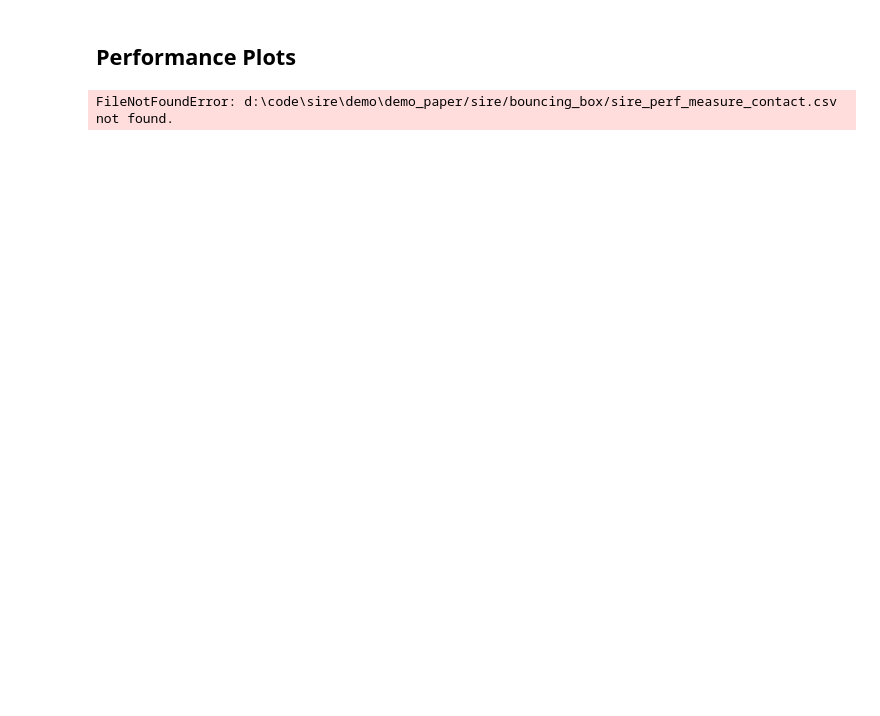
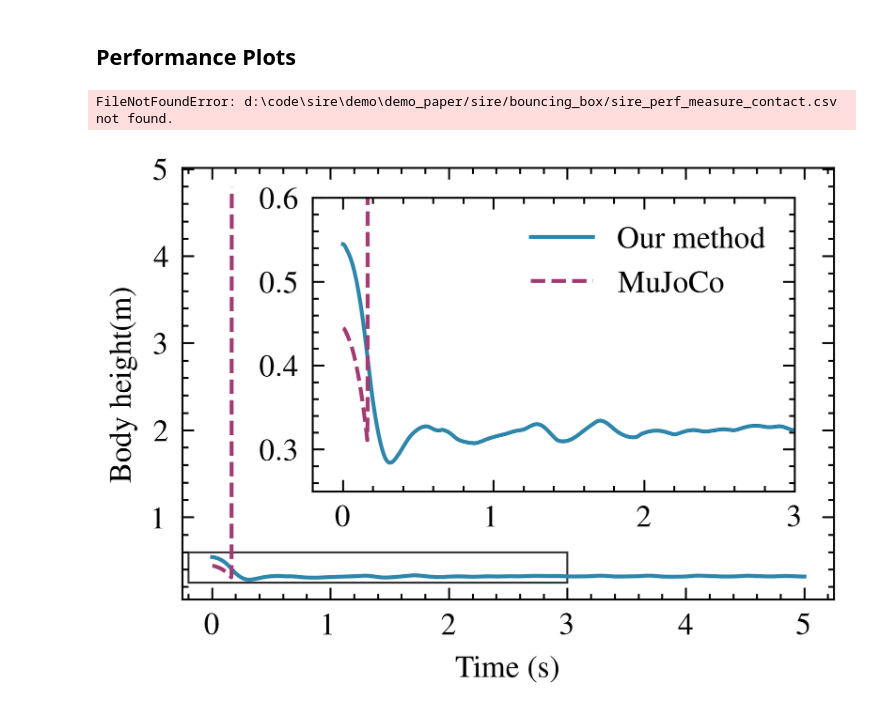
Before and after one commit to leitianjian/sire, a Jupyter notebook: demo/demo_paper/data_plot.ipynb, the cells around one changed output. Cells and saved outputs as stored; diff of their text form; code cells hidden in the pictures; blank space fills up the shorter version.

```diff
--- a/demo/demo_paper/data_plot.ipynb
+++ b/demo/demo_paper/data_plot.ipynb
@@ -639,3 +901,71 @@ with plt.style.context(['science','ieee', 'grid']):
   plt.show()
 # %% [output]
 FileNotFoundError: d:\code\sire\demo\demo_paper/sire/bouncing_box/sire_perf_measure_contact.csv not found.
+# %%
+import numpy as np
+from os.path import abspath
+import os
+import matplotlib.pyplot as plt
+import scienceplots
+
+bodyHeightsPath = abspath(os.getcwd()) + "/sire/dog/body_height.csv"
+bodyHeightsTime = np.genfromtxt(bodyHeightsPath, delimiter=',', skip_header=0)
+time = bodyHeightsTime[:, 0]
+bodyHeights = bodyHeightsTime[:, 1]
+
+bodyHeightsPath = abspath(os.getcwd()) + "/mujoco/dog/body_height.csv"
+bodyHeightsTime = np.genfromtxt(bodyHeightsPath, delimiter=',', skip_header=0)
+mTime = bodyHeightsTime[:, 0]
+mBodyHeights = bodyHeightsTime[:, 1]
+# %%
+
+with plt.style.context(['science','ieee']):
+  fig, ax = plt.subplots(figsize=(3, 2))
+  legendStrs = []
+  linestyles = ["-", ":", "--", "-."]
+  scientific_colors = [
+        '#2E86AB', '#A23B72', '#F18F01', '#C73E1D', '#3B1F2B',
+        '#6B8E23', '#8B4513', '#4682B4', '#D2691E', '#2F4F4F'
+  ]
+  markevery=20
+  markersize=1
+  linewidth=1
+  marker='o'
+  # ax.plot(bodyHeights[:, 0], bodyHeights[:, 1], label="Expo", marker=marker, markevery=markevery, markersize=markersize, linewidth=linewidth, color=scientific_colors[0])
+  ax.plot(time, bodyHeights, label="Our method", linewidth=linewidth, color=scientific_colors[0])
+  # ax.plot(mTime, mBodyHeights, label="MuJoCo", marker=marker, markevery=markevery, markersize=markersize, linewidth=linewidth, color=scientific_colors[0])
+  ax.plot(mTime, mBodyHeights, label="MuJoCo", linewidth=linewidth, color=scientific_colors[1])
+  from mpl_toolkits.axes_grid1.inset_locator import inset_axes
+  from mpl_toolkits.axes_grid1.inset_locator import mark_inset
+  axins = ax.inset_axes((0.2, 0.25, 0.74, 0.68))
+  # axins = ax.inset_axes((0.22, 0.33, 0.73, 0.62))
+  # selectedDataMuJoX, selectedDataMuJoY = selectXRange(xStart, xEnd, yStart, yEnd, mTime, mBodyHeights)
+  axins.plot(time, bodyHeights, label="Our method", linewidth=linewidth, color=scientific_colors[0])
+  axins.plot(mTime, mBodyHeights, label="Our method", linewidth=linewidth, color=scientific_colors[1])
+  axins.set_ylim([0.25, 0.6])
+  axins.set_xlim([-0.2, 3])
+
+  axins.legend(handles, labels, framealpha=0.9, loc="upper right")
+  # axins.plot(x4, y4, marker='o', markersize=2, linewidth=0.5, linestyle='-.')
+  # axins.tick_params(axis='x', bottom=True, top=True, labelbottom=False, labeltop=True)
+  # axins.axhline(y=0, linewidth=0.5)
+  pp, p1, p2 = mark_inset(ax, axins, loc1=2, loc2=4, fc="none", ec='k', lw=0.5, alpha=0.5)
+  pp.set_alpha(0.8)
+  # p1.set_alpha(0.6)
+  # p2.set_alpha(0.6)
+  p1.set_alpha(0)
+  p2.set_alpha(0)
+  handles, labels = ax.get_legend_handles_labels()
+  # labels[0] = r'$\it{Expo}$'
+  # plt.legend(loc="best", fontsize=8)
+  # ax.legend(framealpha=0.9, loc="upper right")
+  # plt.ylim(top=5.5, bottom=-0.5)
+  ax.set_ylabel(r'Body height(m)')
+  # ax.grid(True, linestyle='--', alpha=0.3)
+  ax.set_xlabel(r'Time (s)')
+  # plt.title('Bouncing ball by proposed method')
+  # plt.grid(True, alpha=0.3)
+  plt.savefig("D:/papers/sire_contact_model/res/dog_body_height.pdf", format="pdf", dpi=600, bbox_inches='tight')
+  plt.show()
+# %% [output]
+[figure, added]
```
Also changed, not shown: parts of 6 cells of this notebook, 18 other files.
